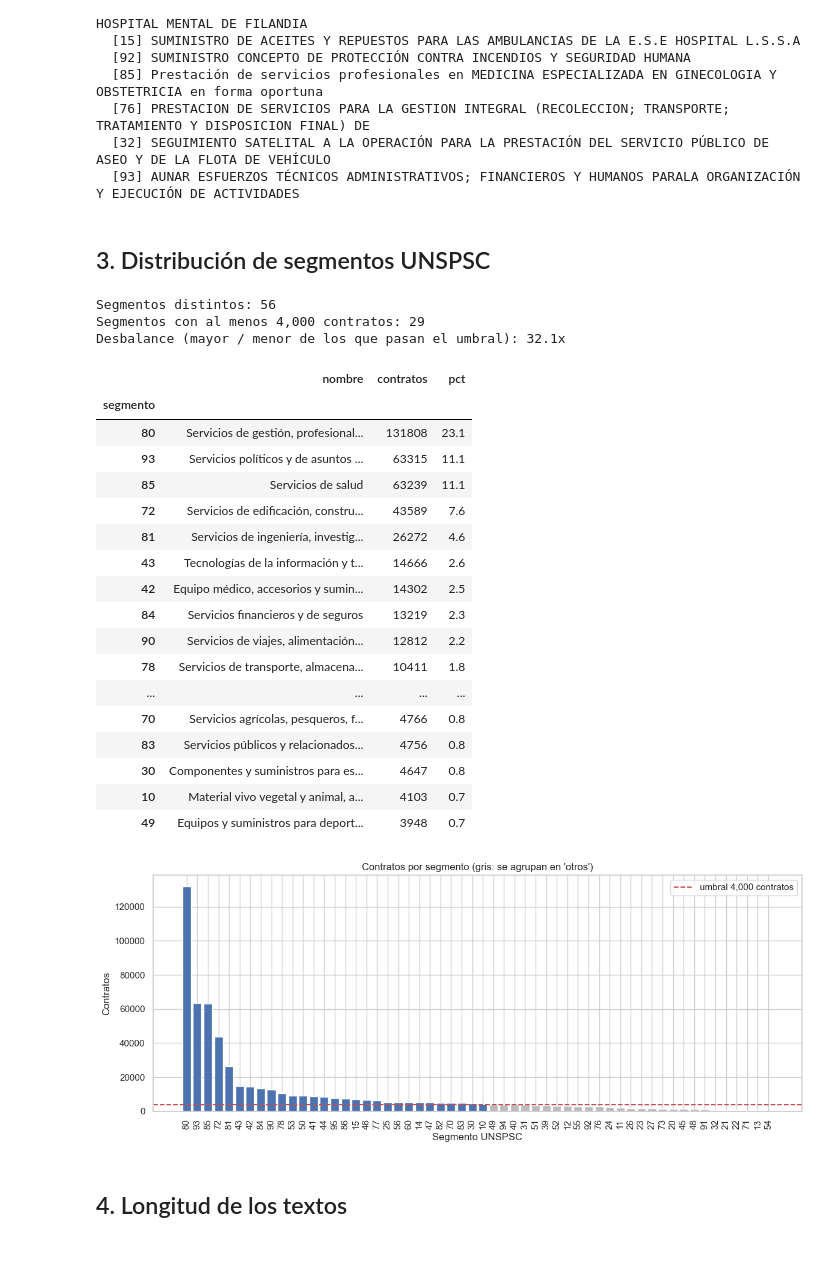
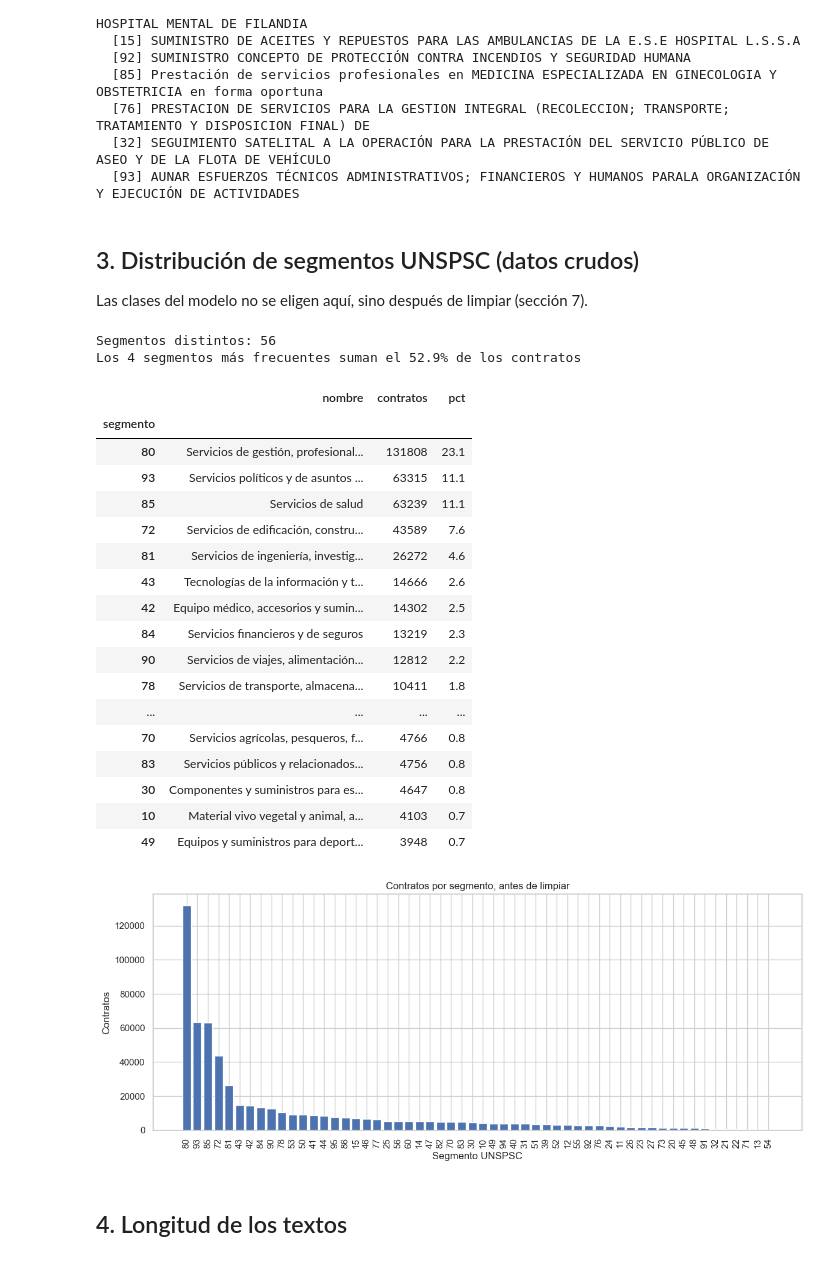
Before and after one commit to crissebasbol/nlp-course, a Jupyter notebook: proyecto/notebooks/01_eda.ipynb, the cells around one changed output. Drawn from its saved outputs; the diff is of its cells as text; code cells hidden in the pictures.

```diff
--- a/proyecto/notebooks/01_eda.ipynb
+++ b/proyecto/notebooks/01_eda.ipynb
@@ -133,7 +133,9 @@ for tipo in ["Otro", "Decreto 092 de 2017"]:
   [32] SEGUIMIENTO SATELITAL A LA OPERACIÓN PARA LA PRESTACIÓN DEL SERVICIO PÚBLICO DE ASEO Y DE LA FLOTA DE VEHÍCULO
   [93] AUNAR ESFUERZOS TÉCNICOS ADMINISTRATIVOS; FINANCIEROS Y HUMANOS PARALA ORGANIZACIÓN Y EJECUCIÓN DE ACTIVIDADES
 # %% [markdown]
-## 3. Distribución de segmentos UNSPSC
+## 3. Distribución de segmentos UNSPSC (datos crudos)
+
+Las clases del modelo no se eligen aquí, sino después de limpiar (sección 7).
 # %%
 por_segmento = contratos["segmento"].value_counts()
 tabla_segmentos = pd.DataFrame({
@@ -141,16 +143,12 @@ tabla_segmentos = pd.DataFrame({
     "contratos": por_segmento,
     "pct": (100 * por_segmento / por_segmento.sum()).round(1),
 })
-minimo = config["etiquetas"]["min_ejemplos_por_segmento"]
 print(f"Segmentos distintos: {len(por_segmento)}")
-print(f"Segmentos con al menos {minimo:,} contratos: {(por_segmento >= minimo).sum()}")
-print(f"Desbalance (mayor / menor de los que pasan el umbral): "
-      f"{por_segmento.iat[0] / por_segmento[por_segmento >= minimo].iat[-1]:.1f}x")
+print(f"Los 4 segmentos más frecuentes suman el {tabla_segmentos['pct'].head(4).sum():.1f}% de los contratos")
 tabla_segmentos.head(30)
 # %% [output]
 Segmentos distintos: 56
-Segmentos con al menos 4,000 contratos: 29
-Desbalance (mayor / menor de los que pasan el umbral): 32.1x
+Los 4 segmentos más frecuentes suman el 52.9% de los contratos
 |  | nombre | contratos | pct |
 | segmento |  |  |  |
 | 80 | Servicios de gestión, profesional... | 131808 | 23.1 |
@@ -171,18 +169,15 @@ Desbalance (mayor / menor de los que pasan el umbral): 32.1x
 | 49 | Equipos y suministros para deport... | 3948 | 0.7 |
 # %%
 fig, eje = plt.subplots(figsize=(12, 5))
-colores = ["#4C72B0" if n >= minimo else "#BBBBBB" for n in por_segmento]
-eje.bar(por_segmento.index, por_segmento.values, color=colores)
-eje.axhline(minimo, color="#C44E52", linestyle="--", label=f"umbral {minimo:,} contratos")
+eje.bar(por_segmento.index, por_segmento.values, color="#4C72B0")
 eje.set_xlabel("Segmento UNSPSC")
 eje.set_ylabel("Contratos")
-eje.set_title("Contratos por segmento (gris: se agrupan en 'otros')")
-eje.legend()
+eje.set_title("Contratos por segmento, antes de limpiar")
 plt.xticks(rotation=90)
 plt.tight_layout()
 fig.savefig(carpeta_figuras / "distribucion_segmentos.png", dpi=150)
 # %% [output]
-[figure, old version]
+[figure, new version]
 # %% [markdown]
 ## 4. Longitud de los textos
 # %%
```
Also changed, not shown: parts of 9 cells of this notebook, 4 other files.
